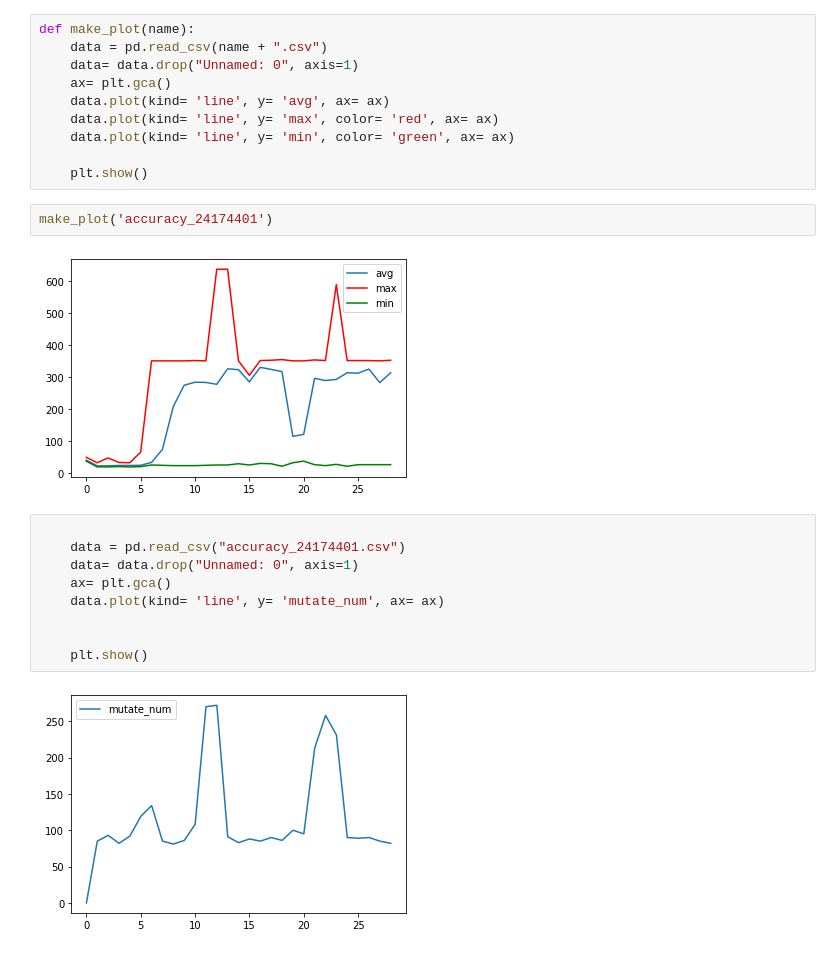
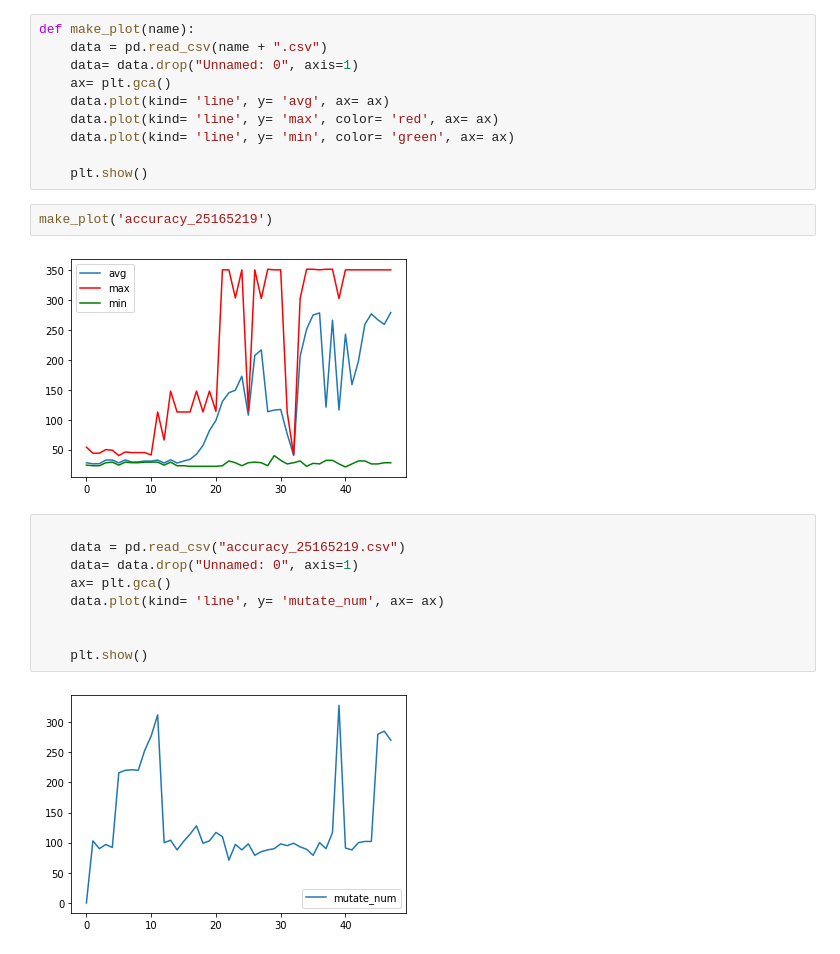
Before and after one commit to artaasadi/SnailJumper-Neuroevolution-Project, a Jupyter notebook: accuracy/analysis.ipynb, the cells around one changed output. Cells and saved outputs as stored; diff of their text form.

```diff
--- a/accuracy/analysis.ipynb
+++ b/accuracy/analysis.ipynb
@@ -13,12 +13,12 @@ def make_plot(name):
 
     plt.show()
 # %%
-make_plot('accuracy_24174401')
+make_plot('accuracy_25165219')
 # %% [output]
-[figure, old version]
+[figure, new version]
 # %%
 
-    data = pd.read_csv("accuracy_24174401.csv")
+    data = pd.read_csv("accuracy_25165219.csv")
     data= data.drop("Unnamed: 0", axis=1)
     ax= plt.gca()
     data.plot(kind= 'line', y= 'mutate_num', ax= ax)
@@ -26,4 +26,4 @@ make_plot('accuracy_24174401')
 
     plt.show()
 # %% [output]
-[figure, old version]
+[figure, new version]
```
Also changed, not shown: 5 other files.
